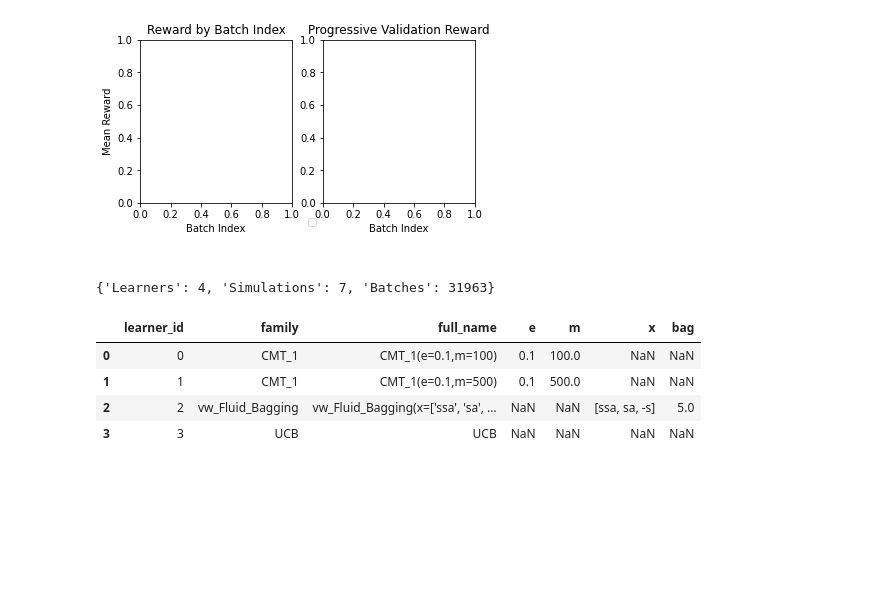
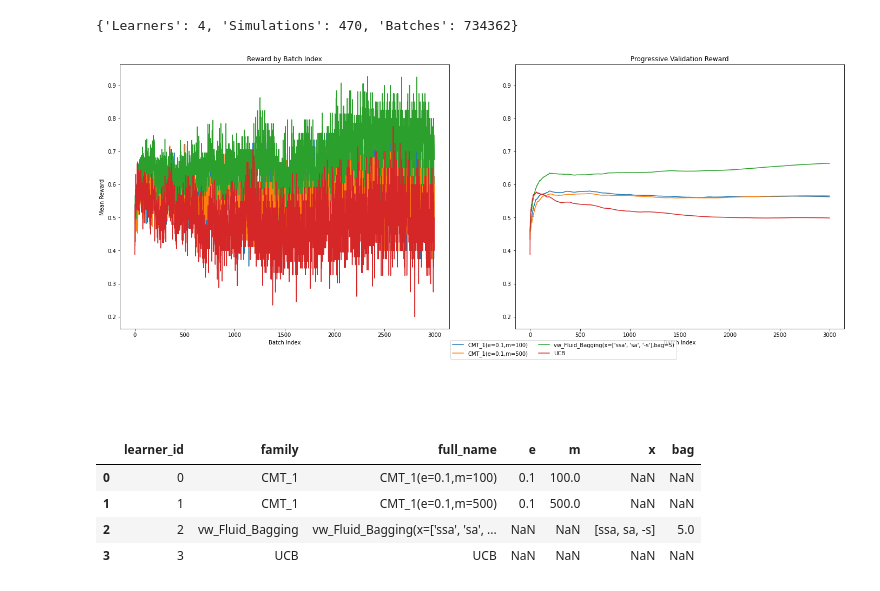
Before and after one commit to pmineiro/memoryrl, a Jupyter notebook: mrucker/results.ipynb, the cells around one changed output. Cells and saved outputs as stored; diff of their text form; code cells hidden in the pictures; blank space fills up the shorter version.

Commit message:
partial results from longish

```diff
--- a/mrucker/results.ipynb
+++ b/mrucker/results.ipynb
@@ -3,16 +3,18 @@ from coba.benchmarks import Result
 from coba.analysis import Plots
 import numpy as np
 import pandas as pd
+import matplotlib.pyplot as plt
+import matplotlib as mpl
+mpl.rcParams['figure.figsize'] = [24.0, 12.0]
 # %%
-result = Result.from_transaction_log('benchmark_medish.log')
+result = Result.from_transaction_log('benchmark_longish.log')
+result
+# %% [output]
+{'Learners': 4, 'Simulations': 470, 'Batches': 734362}
 # %%
-Plots.standard_plot(result, show_err=True)
+Plots.standard_plot(result, show_err=False)
 # %% [output]
-[figure, old version]
+[figure, new version]
-# %%
-result
-# %% [output]
-{'Learners': 4, 'Simulations': 7, 'Batches': 31963}
 # %%
 l,s,b = result.to_pandas()
 l
```
Also changed, not shown: parts of 3 cells of this notebook, 3 other files.
